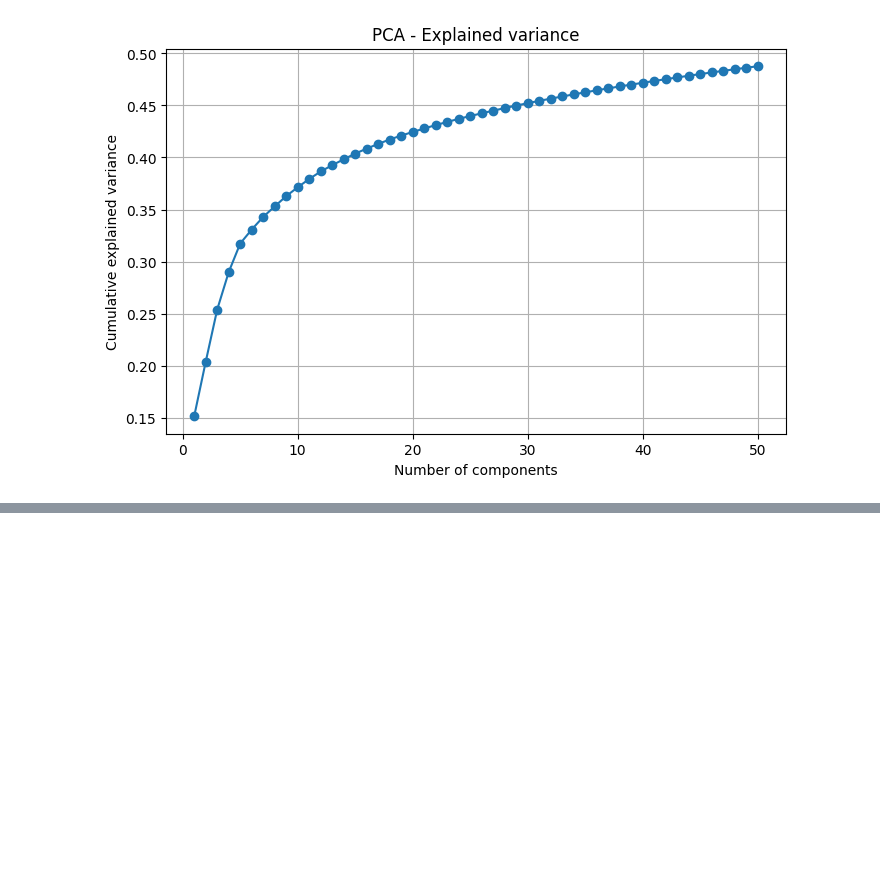
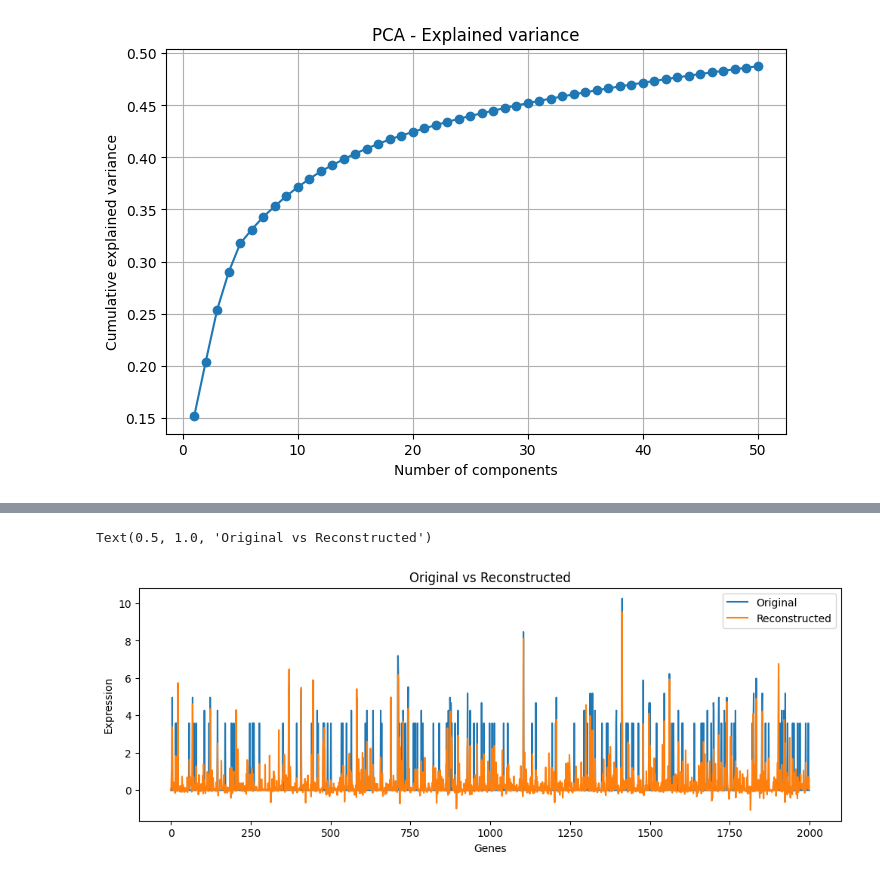
Before and after one commit to Simonn18/projet_DEA, a Jupyter notebook: Scripts/3-PCA.ipynb, the cells around one changed output, grey strips where cells are left out. Cells and saved outputs as stored; diff of their text form; code cells hidden in the pictures; blank space fills up the shorter version.

```diff
--- a/Scripts/3-PCA.ipynb
+++ b/Scripts/3-PCA.ipynb
@@ -94,0 +120,13 @@ plt.show()
+# %%
+plt.figure(figsize=(12, 4))
+
+plt.plot(X[0], label="Original")
+plt.plot(X_reconstructed[0], label="Reconstructed")
+
+plt.legend()
+plt.xlabel("Genes")
+plt.ylabel("Expression")
+plt.title("Original vs Reconstructed")
+# %% [output]
+Text(0.5, 1.0, 'Original vs Reconstructed')
+[figure, added]
```
Also changed, not shown: parts of 11 cells of this notebook, 1 other file.
